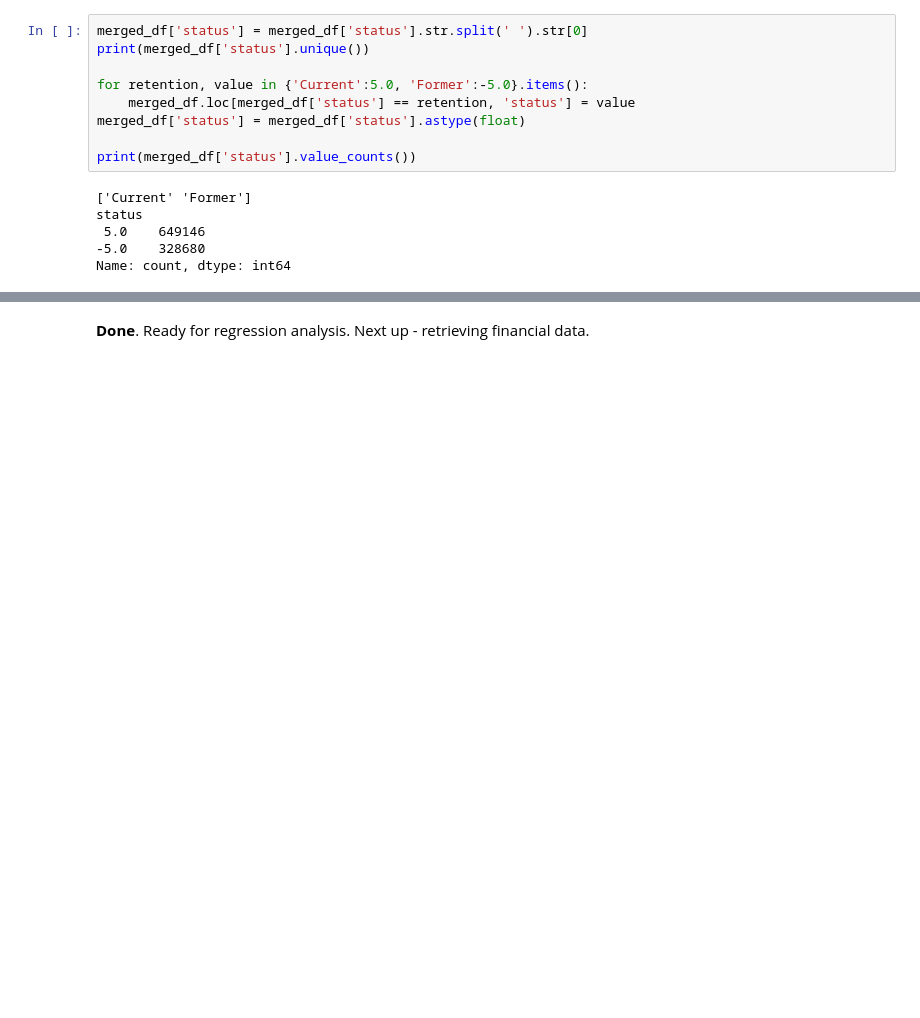
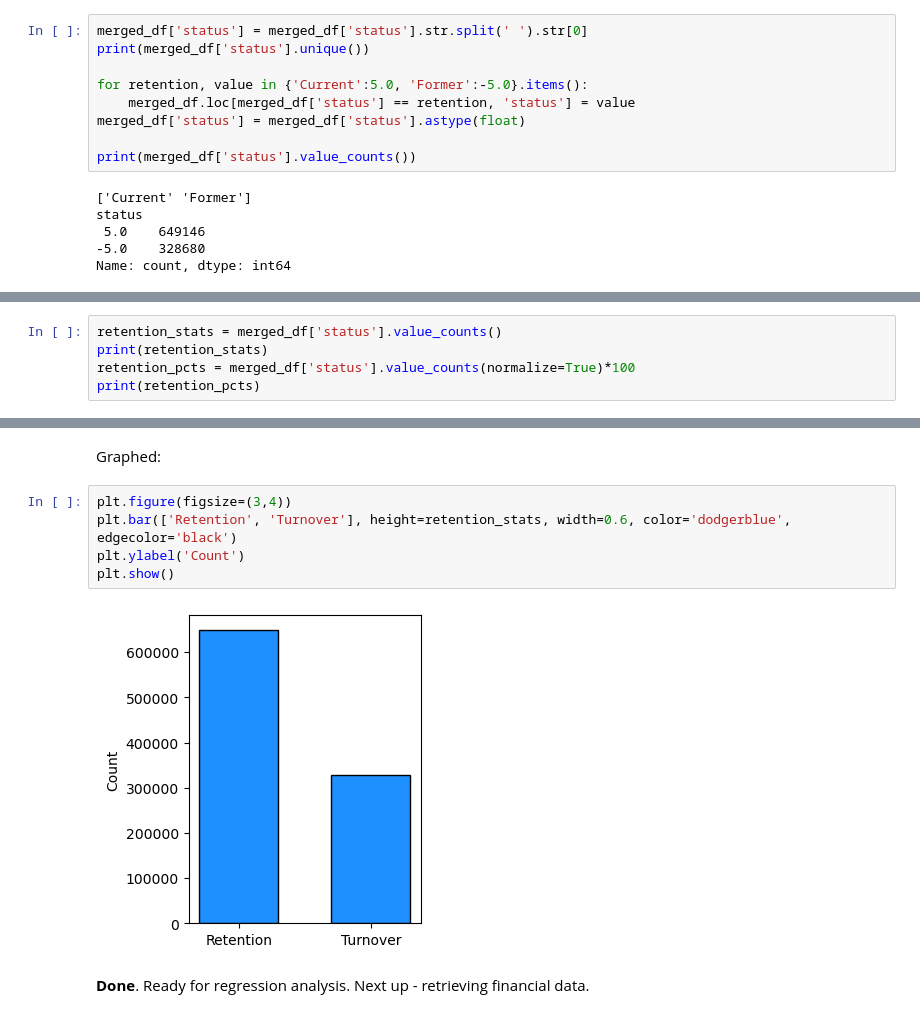
Before and after one commit to MatthiasGN/thesis, a Jupyter notebook: thesis-master.ipynb, the cells around one changed output, grey strips where cells are left out. Saved outputs shown, nothing was run; the diff lists cells and outputs as text; blank space fills up the shorter version.

```diff
--- a/thesis-master.ipynb
+++ b/thesis-master.ipynb
@@ -802,0 +805,5 @@ merged_df.head(2)
+# %%
+retention_stats = merged_df['status'].value_counts()
+print(retention_stats)
+retention_pcts = merged_df['status'].value_counts(normalize=True)*100
+print(retention_pcts)
@@ -803,3 +819,12 @@ merged_df.head(2)
+# %% [markdown]
+Graphed:
+# %%
+plt.figure(figsize=(3,4))
+plt.bar(['Retention', 'Turnover'], height=retention_stats, width=0.6, color='dodgerblue', edgecolor='black')
+plt.ylabel('Count')
+plt.show()
+# %% [output]
+[figure, added]
 # %% [markdown]
 **Done**. Ready for regression analysis. Next up - retrieving financial data.
 # %% [markdown]
```
Also changed, not shown: parts of 5 cells of this notebook, 2 other files.
